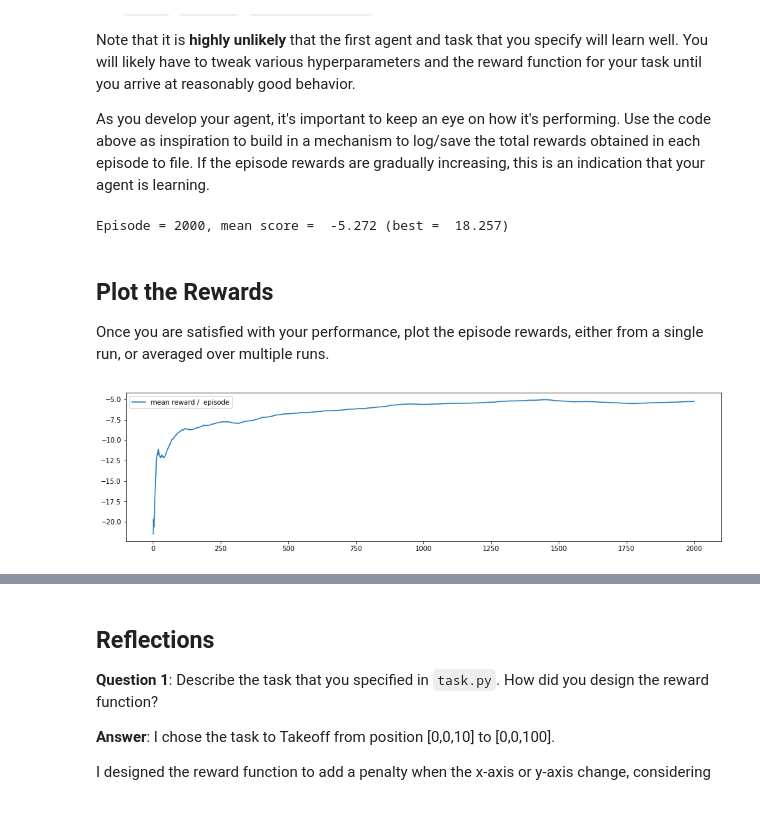
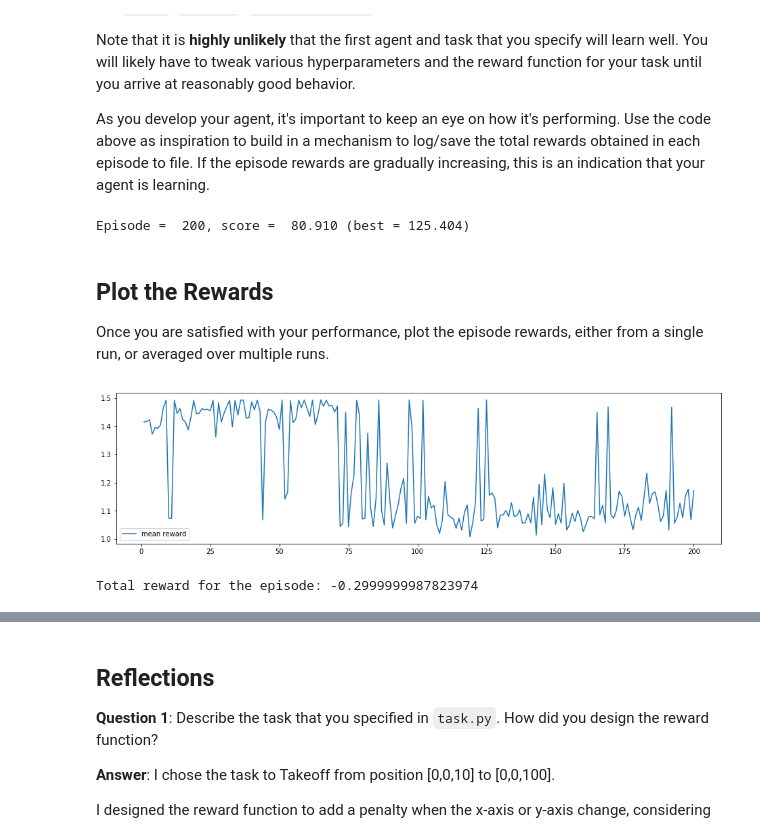
Before and after one commit to davamix/udacity-machine-learning-nanodegere, a Jupyter notebook: projects/RL-Quadcopter-2/Quadcopter_Project.ipynb, the cells around one changed output, grey strips where cells are left out. Cells and saved outputs as stored; diff of their text form; code cells hidden in the pictures; blank space fills up the shorter version.

Commit message:
Rewritten the reward function. New code to test the performance

```diff
--- a/projects/RL-Quadcopter-2/Quadcopter_Project.ipynb
+++ b/projects/RL-Quadcopter-2/Quadcopter_Project.ipynb
@@ -223,45 +221,43 @@ As you develop your agent, it's important to keep an eye on how it's performing.
 
 from agents.agent import DDPG
 
-num_episodes = 2000
+num_episodes = 200
 target_pos = np.array([0., 0., 100.]) # Takeoff
 task = Task(target_pos=target_pos)
 agent = DDPG(task)
 
-labels = ['episode', 'reward', 'x', 'y', 'z']
+labels = ['episode', 'reward', 'mean_reward', 'x', 'y', 'z']
 results = {x : [] for x in labels}
-episode_rewards = []
-episode_pos = {'x':[], 'y':[], 'z':[]}
 
+best_score = -np.inf
 
 for i_episode in range(1, num_episodes+1):
     state = agent.reset_episode() # start a new episode
+    score = []
+
     while True:
         action = agent.act(state)
         next_state, reward, done = task.step(action)
         agent.step(action, reward, next_state, done)
         state = next_state
-        episode_rewards.append(reward)
-        episode_pos['x'].append(task.sim.pose[0])
-        episode_pos['y'].append(task.sim.pose[1])
-        episode_pos['z'].append(task.sim.pose[2])
+
+        # Save all rewards for the episode
+        score.append(reward)
 
         if done:
-            #episode_rewards = [getattr(x, "reward") for x in agent.memory.memory]
+            total_score = np.sum(score)
+            best_score = max(best_score, total_score)
 
-            mean = np.mean(episode_rewards)
-            print("\rEpisode = {:4d}, mean score = {:7.3f} (best = {:7.3f})".format(
-                i_episode, mean, np.max(episode_rewards)), end="")  # [debug]
+            print("\rEpisode = {:4d}, score = {:7.3f} (best = {:7.3f})".format(i_episode, total_score,best_score), end="")  # [debug]
+
             results['episode'].append(i_episode)
-            results['reward'].append(mean)
-            results['x'].append(np.mean(episode_pos['x']))
-            results['y'].append(np.mean(episode_pos['y']))
-            results['z'].append(np.mean(episode_pos['z']))
+            results['reward'].append(total_score)
+            results['mean_reward'].append(np.mean(score))
             break
 
     sys.stdout.flush()
 # %% [output]
-Episode = 2000, mean score =  -5.272 (best =  18.257)
+Episode =  200, score =  80.910 (best = 125.404)
 # %% [markdown]
 ## Plot the Rewards
 
@@ -269,12 +265,46 @@ Once you are satisfied with your performance, plot the episode rewards, either f
 # %%
 ## TODO: Plot the rewards.
 import matplotlib.pyplot as plt
 %matplotlib inline
 
 plt.figure(figsize=(16,9))
 plt.subplot(211)
-plt.plot(results['episode'], results['reward'], label='mean reward /  episode')
+plt.plot(results['episode'], results['mean_reward'], label='mean reward')
 plt.legend()
 _ = plt.ylim()
 # %% [output]
-[figure, old version]
+[figure, new version]
+# %%
+runtime = 1000                                     # time limit of the episode
+init_pose = np.array([0., 0., 10., 0., 0., 0.])  # initial pose
+init_velocities = np.array([0., 0., 0.])         # initial velocities
+init_angle_velocities = np.array([0., 0., 0.])   # initial angle velocities
+file_output = 'data.csv'                         # file name for saved results
+
+# Setup
+task = Task(init_pose, init_velocities, init_angle_velocities, runtime)
+done = False
+labels = ['time', 'x', 'y', 'z', 'phi', 'theta', 'psi', 'x_velocity',
+          'y_velocity', 'z_velocity', 'phi_velocity', 'theta_velocity',
+          'psi_velocity', 'rotor_speed1', 'rotor_speed2', 'rotor_speed3', 'rotor_speed4']
+results = {x : [] for x in labels}
+
+# Run the simulation for a single run
+state = agent.reset_episode()
+e_reward = 0.0
+
+while True:
+    action = agent.act(state)
+    next_state, reward, done = task.step(action)
+    e_reward += reward
+
+    to_write = [task.sim.time] + list(task.sim.pose) + list(task.sim.v) + list(task.sim.angular_v) + list(rotor_speeds)
+
+    for ii in range(len(labels)):
+        results[labels[ii]].append(to_write[ii])
+
+    if done:
+        print("Total reward for the episode: {}".format(e_reward))
+        break
+# %% [output]
+Total reward for the episode: -0.2999999987823974
```
Also changed, not shown: parts of 9 cells of this notebook, 4 other files.
